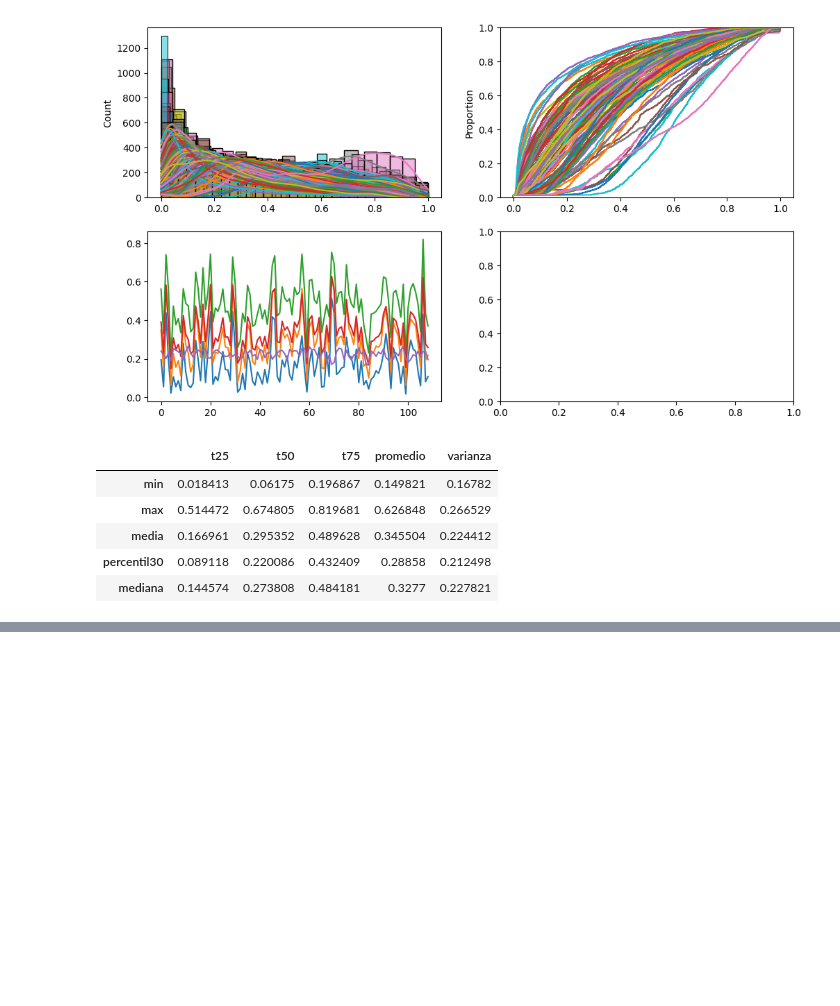
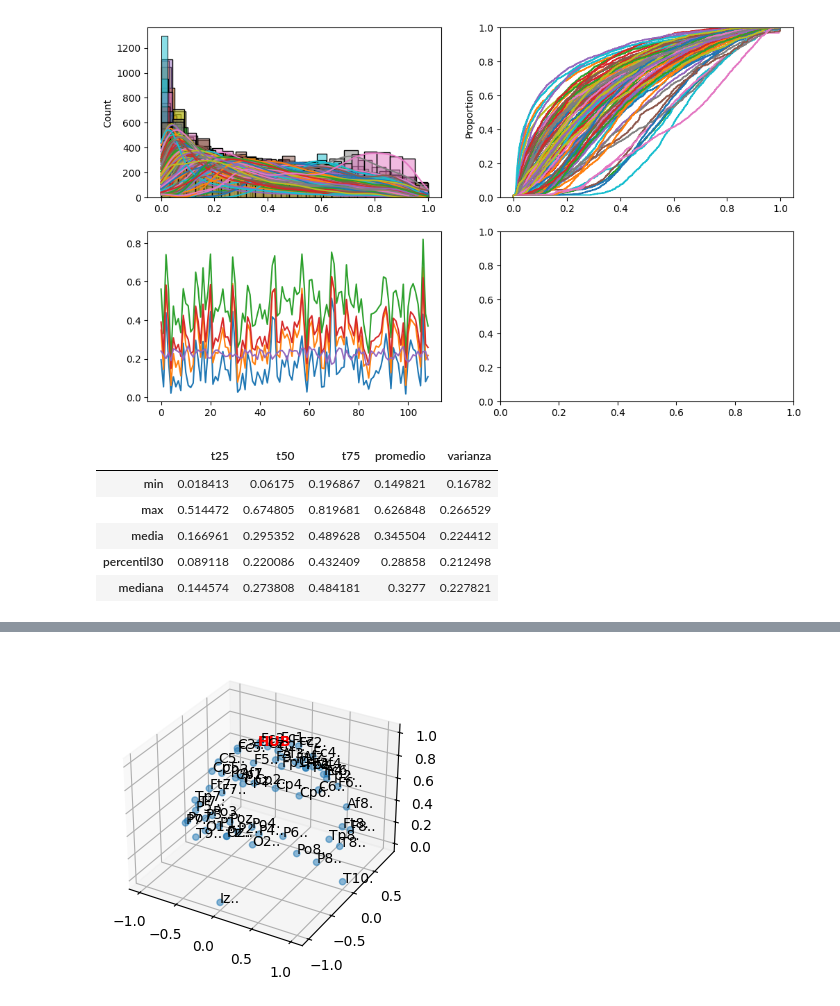
Before and after one commit to Fernando-JAL/Neurociencias-2026-1, a Jupyter notebook: S04_parciales/Parcial_3_profe.ipynb, the cells around one changed output, grey strips where cells are left out. Saved outputs shown, nothing was run; the diff lists cells and outputs as text; code cells hidden in the pictures; blank space fills up the shorter version.

```diff
--- a/S04_parciales/Parcial_3_profe.ipynb
+++ b/S04_parciales/Parcial_3_profe.ipynb
@@ -146,0 +250,7 @@ data
+# %%
+#Guardar
+(clust_,path_length_, small_world_sigma_,communities_,modularity_,betwenness_,global_eff_, local_eff_, degree_dict_)=metricas(ensayo_grafo)
+# %%
+coord= pd.read_csv(coordenadas)
+coord.set_index("canal", drop=True, inplace=True)
+coord
@@ -146,0 +272,15 @@ data
+# %%
+x,y,z= coord["x"],coord["y"].values, coord["z"].values
+hub= betwenness_[0]
+
+fig = plt.figure(figsize=(4,4))
+axes=[fig.add_subplot(1,1,1, projection="3d")]
+
+nodes_size=[30 if idx !=hub[0] else 200 for idx in coord.index]
+axes[0].scatter(x,y,z, alpha=0.5)
+for idx, (x_,y_,z_) in enumerate(zip(x,y,z)):
+    axes[0].text(x_,y_,z_,coord.index[idx], fontsize=10)
+    if coord.index[idx]== hub[0]:
+        axes[0].text(x_,y_,z_,"HUB", color="red", fontweight="bold", fontsize=10)
+# %% [output]
+[figure, added]
```
Also changed, not shown: parts of 11 cells of this notebook.
